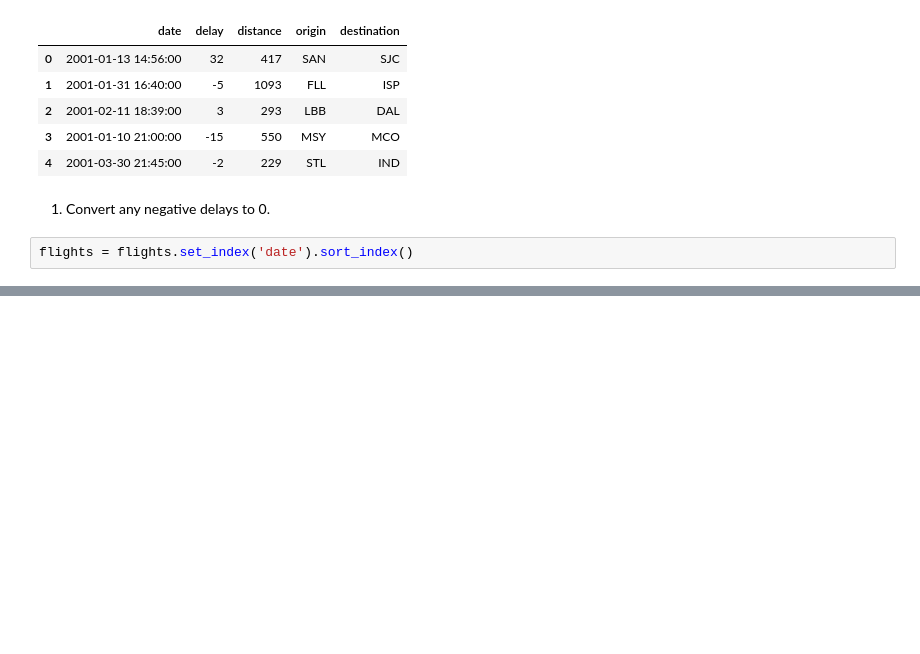
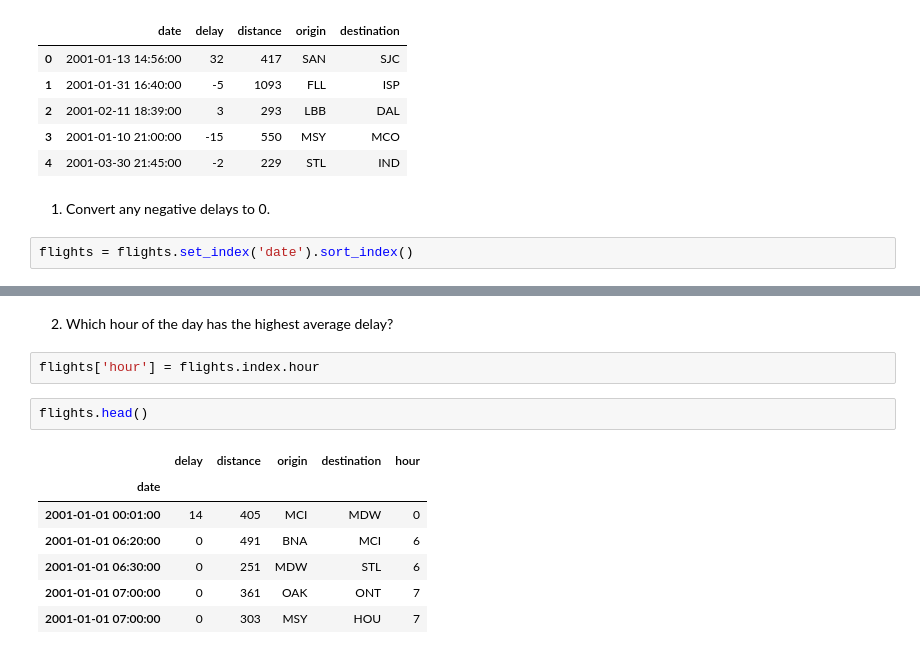
Before and after one commit to albertopuentes/time-series-exercises, a Jupyter notebook: datetime_timeseries_exercises.ipynb, the cells around one changed output, grey strips where cells are left out. Cells and saved outputs as stored; diff of their text form; blank space fills up the shorter version.

```diff
--- a/datetime_timeseries_exercises.ipynb
+++ b/datetime_timeseries_exercises.ipynb
@@ -369,0 +395,14 @@ flights.where
+# %% [markdown]
+2) Which hour of the day has the highest average delay?
+# %%
+flights['hour'] = flights.index.hour
+# %%
+flights.head()
+# %% [output]
+|  | delay | distance | origin | destination | hour |
+| date |  |  |  |  |  |
+| 2001-01-01 00:01:00 | 14 | 405 | MCI | MDW | 0 |
+| 2001-01-01 06:20:00 | 0 | 491 | BNA | MCI | 6 |
+| 2001-01-01 06:30:00 | 0 | 251 | MDW | STL | 6 |
+| 2001-01-01 07:00:00 | 0 | 361 | OAK | ONT | 7 |
+| 2001-01-01 07:00:00 | 0 | 303 | MSY | HOU | 7 |
```
Also changed, not shown: parts of 9 cells of this notebook.
